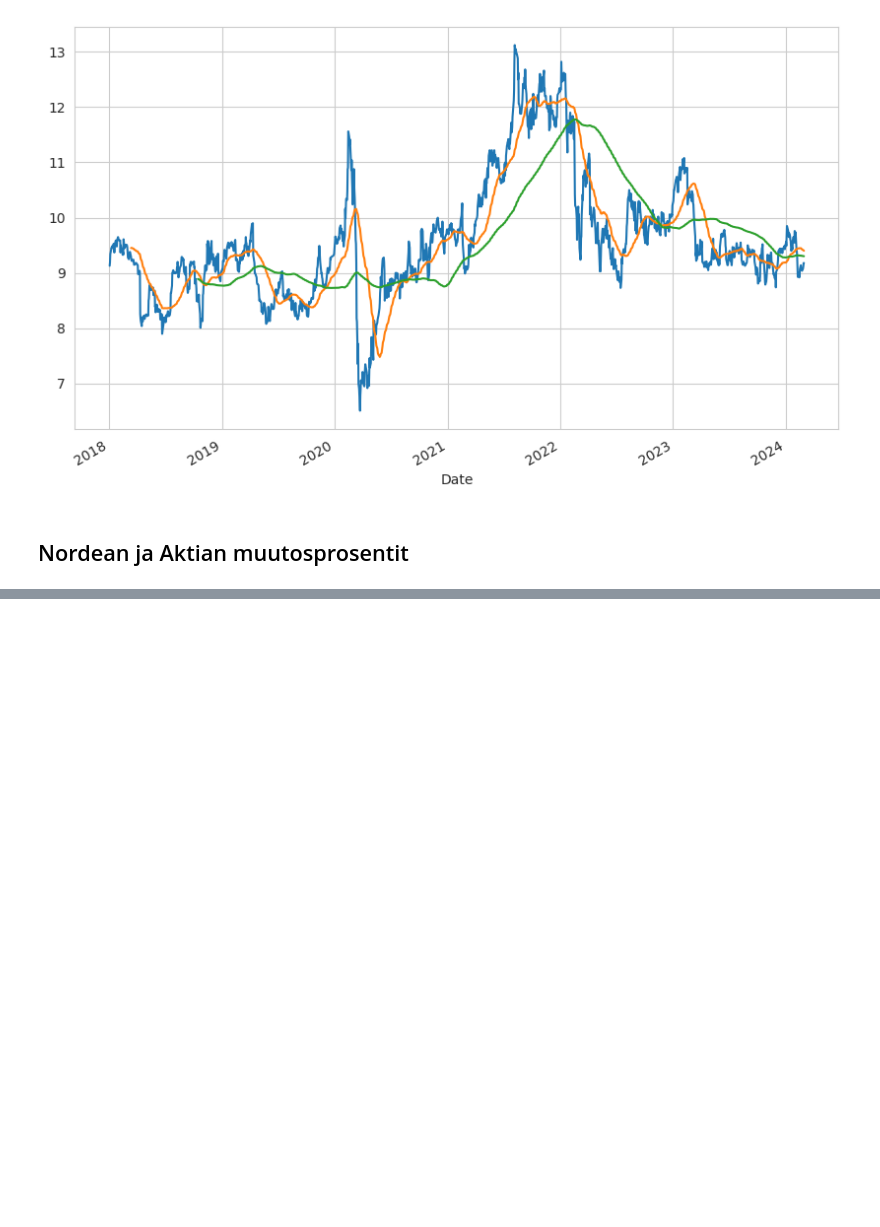
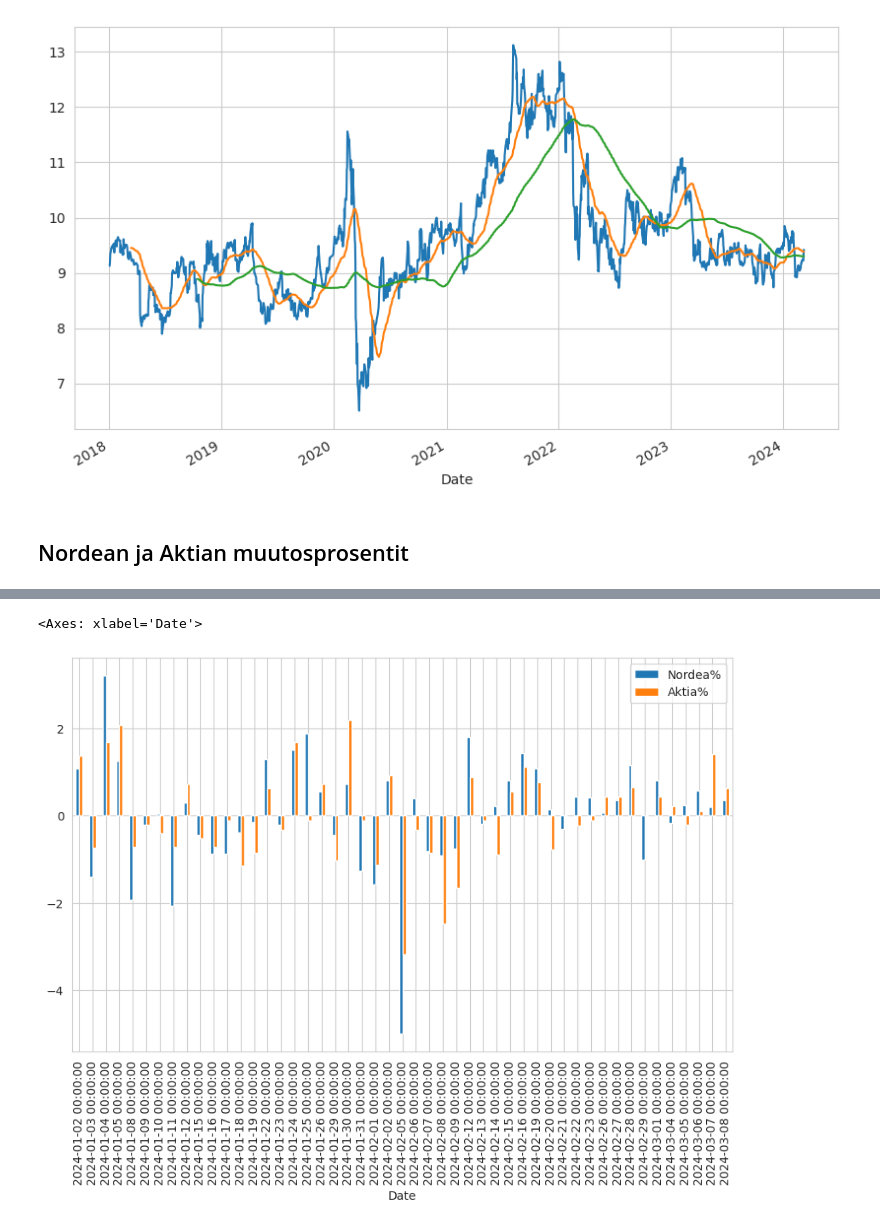
Before and after one commit to JennyMyy/Data-analytiikka, a Jupyter notebook: Aikasarja.ipynb, the cells around one changed output, grey strips where cells are left out. Drawn from its saved outputs; the diff is of its cells as text; code cells hidden in the pictures; blank space fills up the shorter version.

```diff
--- a/Aikasarja.ipynb
+++ b/Aikasarja.ipynb
@@ -179,3 +184,15 @@ aktia['Close'].rolling(200).mean().plot()
 [figure]
 # %% [markdown]
 ## Nordean ja Aktian muutosprosentit
+# %%
+#  Osakekurssien arvon muutokset prosentteina edellisestä kaupanteko päivästä.
+nordea['Nordea%'] = nordea['Close'].pct_change()
+aktia['Aktia%'] = aktia['Close'].pct_change()
+# %%
+# Muodostetaan uusi aineistoa edellälasketuista muutosprosenteista.
+muutos = pd.concat([nordea['Nordea%'], aktia['Aktia%']], axis = 1)
+
+# Jos aineisto sisältää puuttuvia arvoja, joten korvataan arvot nollalla.
+muutos = muutos.fillna(0)
+
+muutos
@@ -181,0 +214,7 @@ aktia['Close'].rolling(200).mean().plot()
+# %%
+# Tehdään fistogrammin, jossa käydään päivittäiset muutokset läpi.
+# Muutetaan prosenteiksi kertomalla 100
+(muutos['2024':]*100).plot.bar(figsize = (10, 6))
+# %% [output]
+<Axes: xlabel='Date'>
+[figure, added]
```
Also changed, not shown: parts of 19 cells of this notebook.
